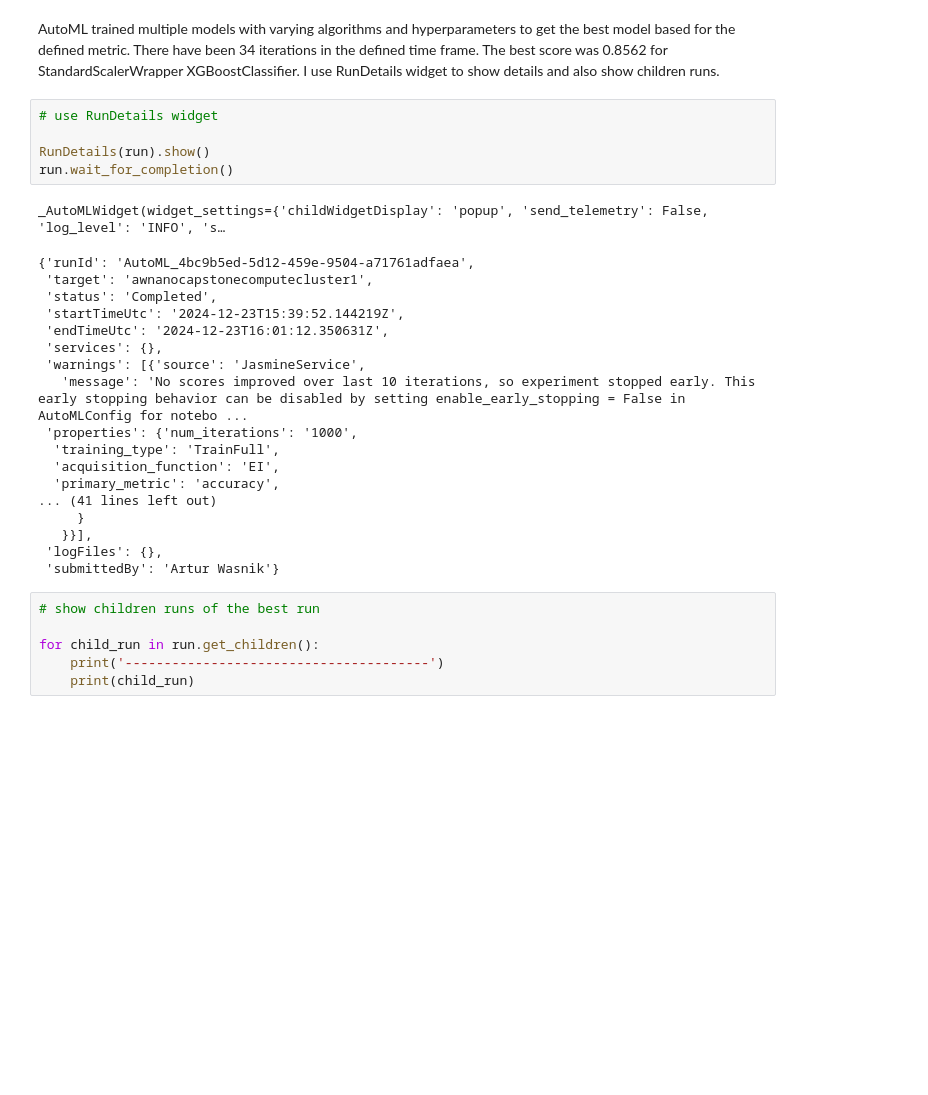
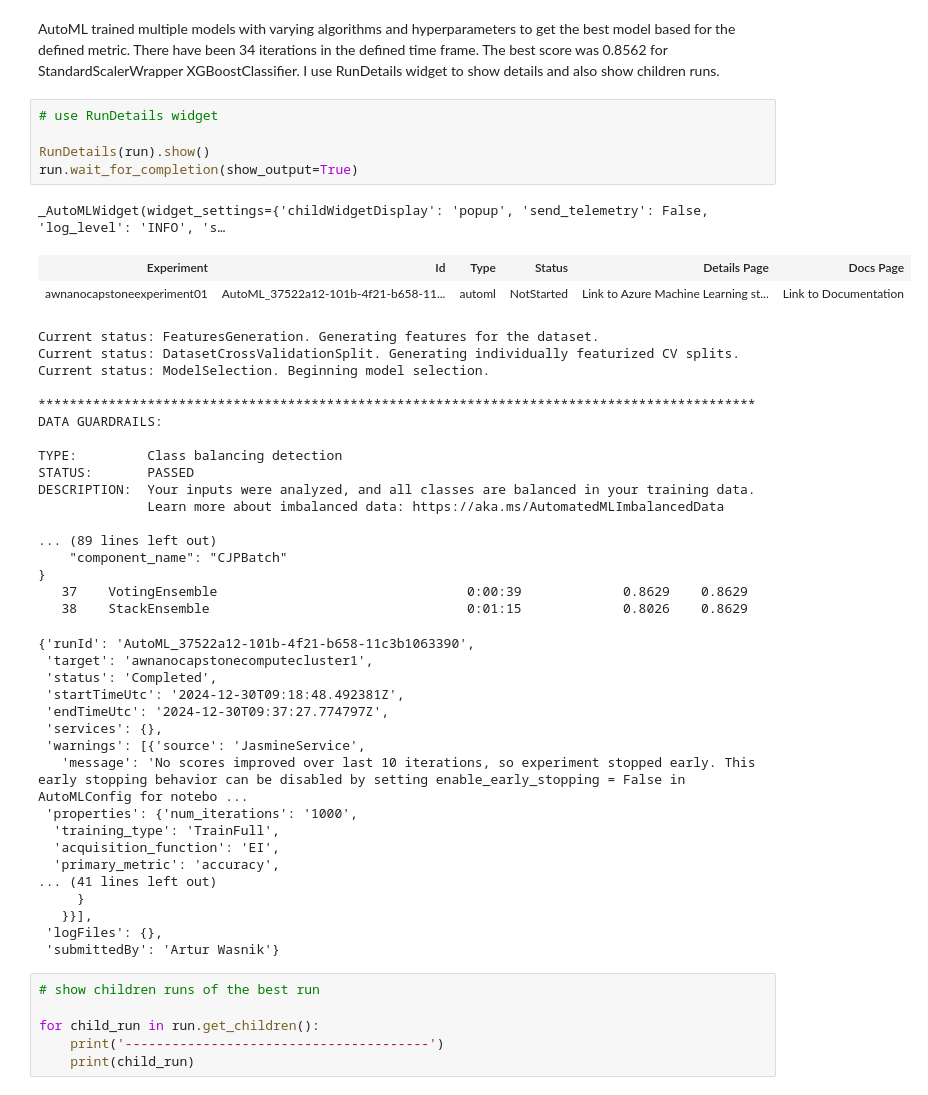
Before and after one commit to arturwasnik/nd00333-capstone, a Jupyter notebook: starter_file/automl.ipynb, the cells around one changed output. Saved outputs shown, nothing was run; the diff lists cells and outputs as text; blank space fills up the shorter version.

Commit message:
Updated readme and notebooks

```diff
--- a/starter_file/automl.ipynb
+++ b/starter_file/automl.ipynb
@@ -220,27 +186,46 @@ I use RunDetails widget to show details and also show children runs.
 # %%
 # use RunDetails widget
 
 RunDetails(run).show()
-run.wait_for_completion()
+run.wait_for_completion(show_output=True)
 # %% [output]
 _AutoMLWidget(widget_settings={'childWidgetDisplay': 'popup', 'send_telemetry': False, 'log_level': 'INFO', 's…
+| Experiment | Id | Type | Status | Details Page | Docs Page |
+| awnanocapstoneexperiment01 | AutoML_37522a12-101b-4f21-b658-11... | automl | NotStarted | Link to Azure Machine Learning st... | Link to Documentation |
-{'runId': 'AutoML_4bc9b5ed-5d12-459e-9504-a71761adfaea',
- 'target': 'awnanocapstonecomputecluster1',
- 'status': 'Completed',
- 'startTimeUtc': '2024-12-23T15:39:52.144219Z',
- 'endTimeUtc': '2024-12-23T16:01:12.350631Z',
- 'services': {},
- 'warnings': [{'source': 'JasmineService',
-   'message': 'No scores improved over last 10 iterations, so experiment stopped early. This early stopping behavior can be disabled by setting enable_early_stopping = False in AutoMLConfig for notebo ...
- 'properties': {'num_iterations': '1000',
-  'training_type': 'TrainFull',
-  'acquisition_function': 'EI',
-  'primary_metric': 'accuracy',
-... (41 lines left out)
-     }
-   }}],
- 'logFiles': {},
- 'submittedBy': 'Artur Wasnik'}
+Current status: FeaturesGeneration. Generating features for the dataset.
+Current status: DatasetCrossValidationSplit. Generating individually featurized CV splits.
+Current status: ModelSelection. Beginning model selection.
+
+********************************************************************************************
+DATA GUARDRAILS:
+
+TYPE:         Class balancing detection
+STATUS:       PASSED
+DESCRIPTION:  Your inputs were analyzed, and all classes are balanced in your training data.
+              Learn more about imbalanced data: https://aka.ms/AutomatedMLImbalancedData
+
+... (89 lines left out)
+    "component_name": "CJPBatch"
+}
+   37    VotingEnsemble                                0:00:39             0.8629    0.8629
+   38    StackEnsemble                                 0:01:15             0.8026    0.8629
+{'runId': 'AutoML_37522a12-101b-4f21-b658-11c3b1063390',
+ 'target': 'awnanocapstonecomputecluster1',
+ 'status': 'Completed',
+ 'startTimeUtc': '2024-12-30T09:18:48.492381Z',
+ 'endTimeUtc': '2024-12-30T09:37:27.774797Z',
+ 'services': {},
+ 'warnings': [{'source': 'JasmineService',
+   'message': 'No scores improved over last 10 iterations, so experiment stopped early. This early stopping behavior can be disabled by setting enable_early_stopping = False in AutoMLConfig for notebo ...
+ 'properties': {'num_iterations': '1000',
+  'training_type': 'TrainFull',
+  'acquisition_function': 'EI',
+  'primary_metric': 'accuracy',
+... (41 lines left out)
+     }
+   }}],
+ 'logFiles': {},
+ 'submittedBy': 'Artur Wasnik'}
 # %%
 # show children runs of the best run
 
```
Also changed, not shown: parts of 8 cells of this notebook, 2 other files.
